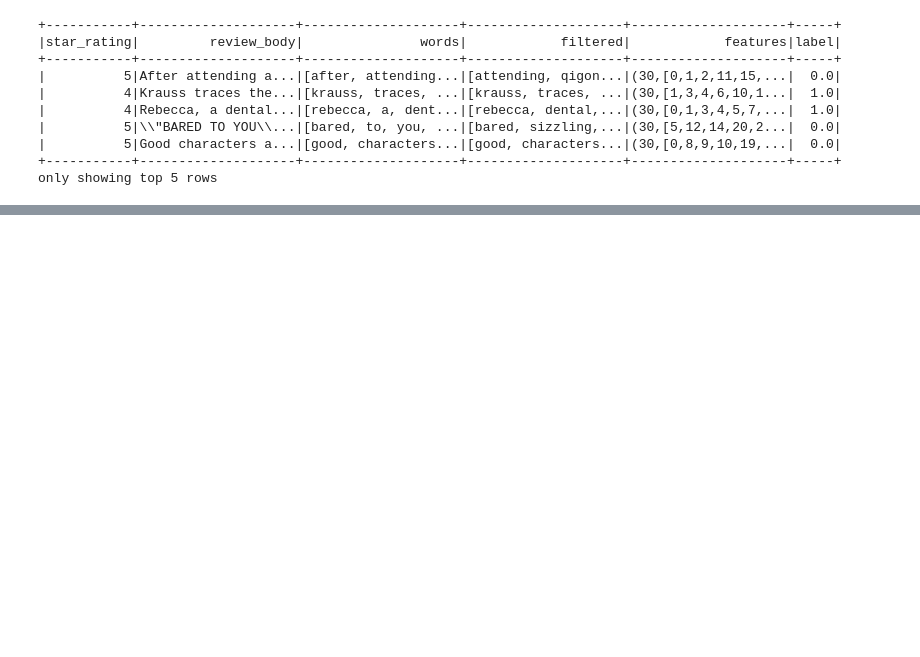
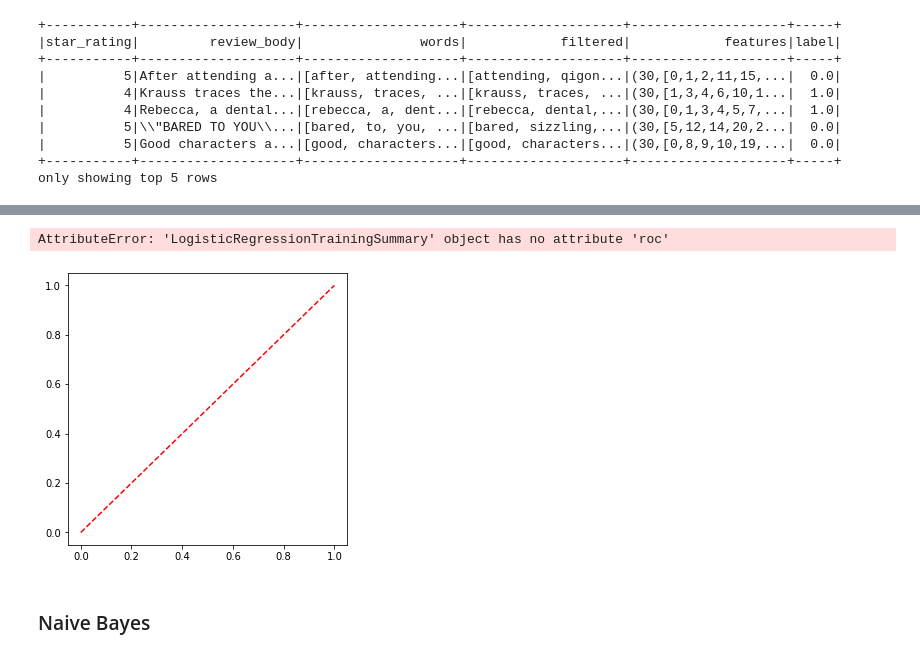
Before and after one commit to Jaycee-Hu/ANLY-502, a Jupyter notebook: project v2.ipynb, the cells around one changed output, grey strips where cells are left out. Cells and saved outputs as stored; diff of their text form; code cells hidden in the pictures; blank space fills up the shorter version.

```diff
--- a/project v2.ipynb
+++ b/project v2.ipynb
@@ -730,10 +791,12 @@ evaluator.evaluate(prediction1)
 # %%
 #plotting the ROC Curve
-trainingSummary = lrModel.summary
-roc = trainingSummary.roc.toPandas()
-plt.plot(roc['FPR'],roc['TPR'])
+from pyspark.ml.classification import LogisticRegression
+plt.plot(lrModel.summary.roc.select('FPR'),lrModel.summary.roc.select('TPR'))
 plt.ylabel('False Positive Rate')
 plt.xlabel('True Positive Rate')
 plt.title('ROC Curve')
 plt.show()
 print('Training set ROC: ' + str(evaluator.evaluate(prediction1)))
+# %% [output]
+AttributeError: 'LogisticRegressionTrainingSummary' object has no attribute 'roc'
+[figure, added]
@@ -742,3 +803,5 @@ print('Training set ROC: ' + str(evaluator.evaluate(prediction1)))
+# %% [markdown]
+### Naive Bayes
 # %%
 nb = NaiveBayes(smoothing=1)
 nbmodel = nb.fit(trainingData)
```
Also changed, not shown: parts of 51 cells of this notebook.
